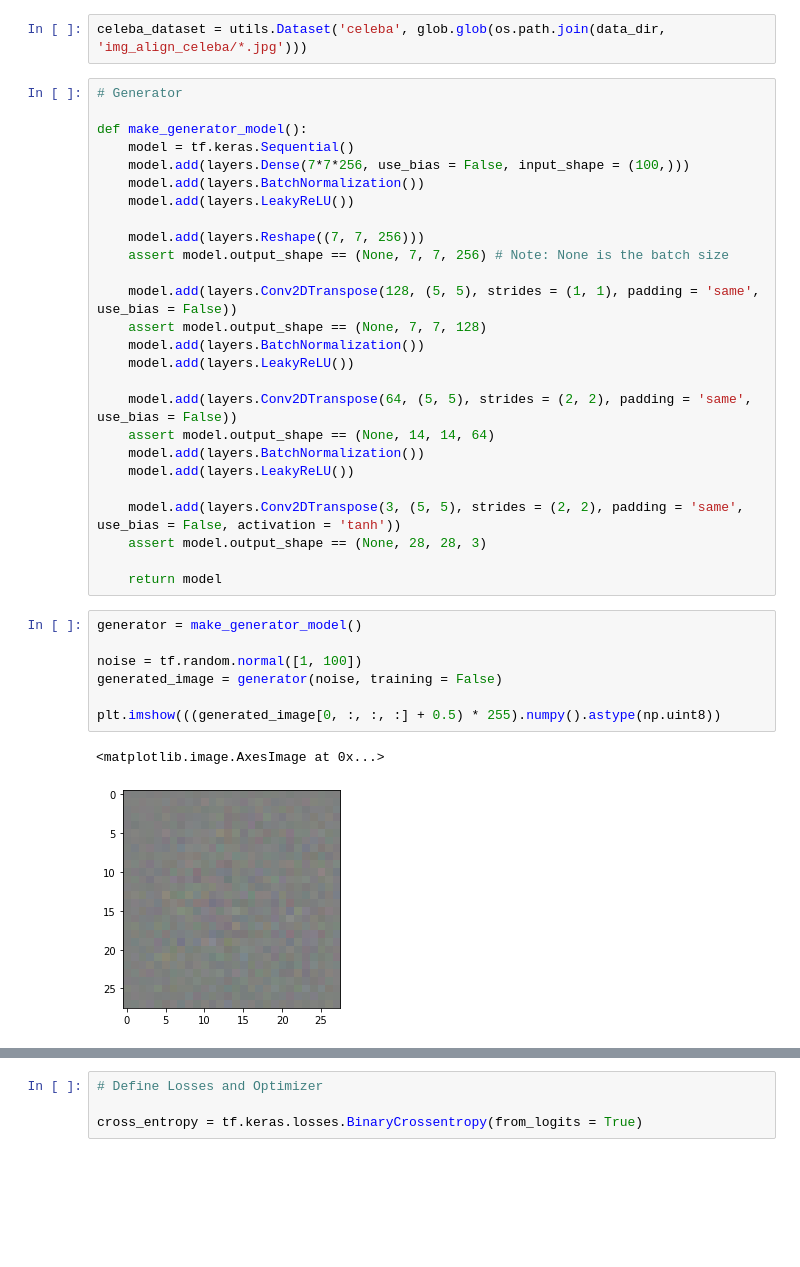
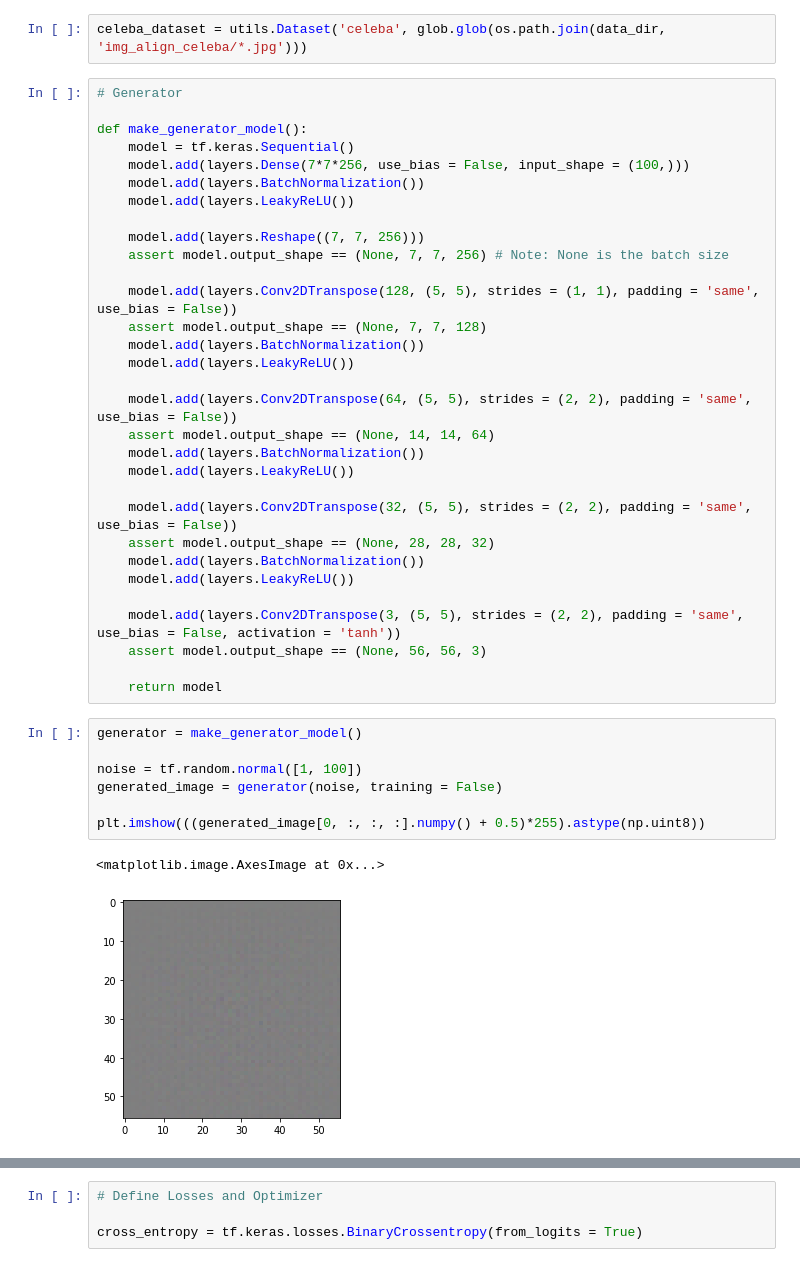
Before and after one commit to lordtt13/learning-material-artifactory, a Jupyter notebook: DCGAN Celebrity Faces/Celeb_DCGAN.ipynb, the cells around one changed output, grey strips where cells are left out. Saved outputs shown, nothing was run; the diff lists cells and outputs as text; blank space fills up the shorter version.

```diff
--- a/DCGAN Celebrity Faces/Celeb_DCGAN.ipynb
+++ b/DCGAN Celebrity Faces/Celeb_DCGAN.ipynb
@@ -57,20 +57,25 @@ def make_generator_model():
     model.add(layers.BatchNormalization())
     model.add(layers.LeakyReLU())
 
+    model.add(layers.Conv2DTranspose(32, (5, 5), strides = (2, 2), padding = 'same', use_bias = False))
+    assert model.output_shape == (None, 28, 28, 32)
+    model.add(layers.BatchNormalization())
+    model.add(layers.LeakyReLU())
+
     model.add(layers.Conv2DTranspose(3, (5, 5), strides = (2, 2), padding = 'same', use_bias = False, activation = 'tanh'))
-    assert model.output_shape == (None, 28, 28, 3)
+    assert model.output_shape == (None, 56, 56, 3)
 
     return model
 # %%
 generator = make_generator_model()
 
 noise = tf.random.normal([1, 100])
 generated_image = generator(noise, training = False)
 
-plt.imshow(((generated_image[0, :, :, :] + 0.5) * 255).numpy().astype(np.uint8))
+plt.imshow(((generated_image[0, :, :, :].numpy() + 0.5)*255).astype(np.uint8))
 # %% [output]
 <matplotlib.image.AxesImage at 0x...>
-[figure, old version]
+[figure, new version]
 # %%
 # Discriminator
 
```
Also changed, not shown: parts of 8 cells of this notebook, 1 other file.
